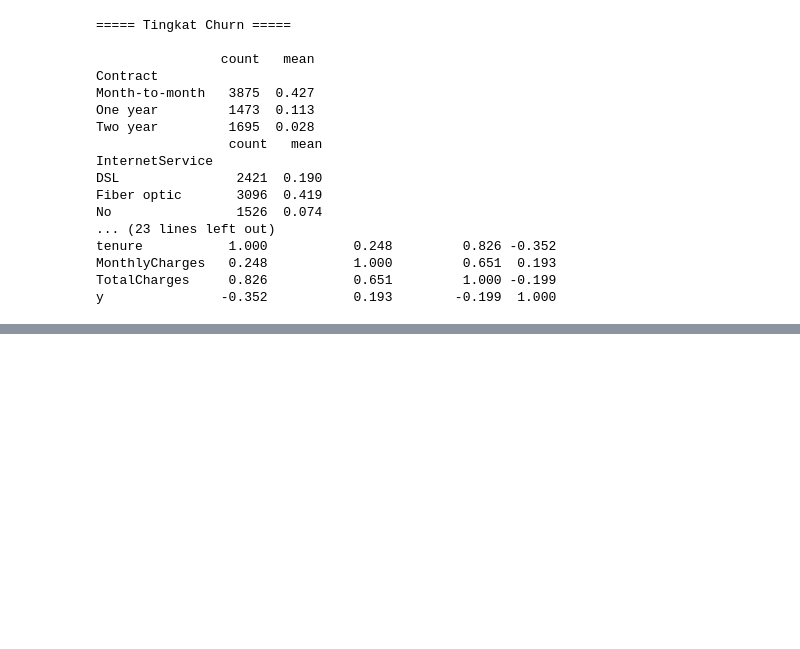
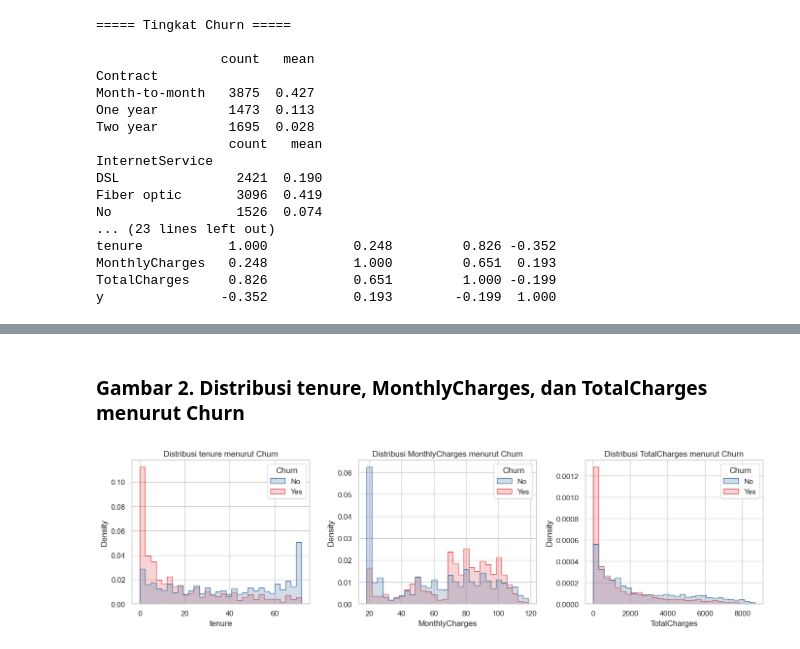
Before and after one commit to Cecarrr/21_IF-B_Pemuja-Kerang-Ajaib, a Jupyter notebook: notebooks/Insight-EDA.ipynb, the cells around one changed output, grey strips where cells are left out. Cells and saved outputs as stored; diff of their text form; code cells hidden in the pictures; blank space fills up the shorter version.

```diff
--- a/notebooks/Insight-EDA.ipynb
+++ b/notebooks/Insight-EDA.ipynb
@@ -111,0 +137,13 @@ y               -0.352           0.193        -0.199  1.000
+# %% [markdown]
+### Gambar 2. Distribusi tenure, MonthlyCharges, dan TotalCharges menurut Churn
+# %%
+fig, axes = plt.subplots(1, 3, figsize=(14, 4))
+for ax, c in zip(axes, ['tenure', 'MonthlyCharges', 'TotalCharges']):
+    sns.histplot(data=df, x=c, hue='Churn', bins=30, element='step',
+                 stat='density', common_norm=False, palette=warna, ax=ax)
+    ax.set_title(f'Distribusi {c} menurut Churn')
+plt.tight_layout()
+plt.savefig('../figures/fig2_distribusi_numerik.png', dpi=150)
+plt.show()
+# %% [output]
+[figure, added]
```
Also changed, not shown: parts of 10 cells of this notebook.
